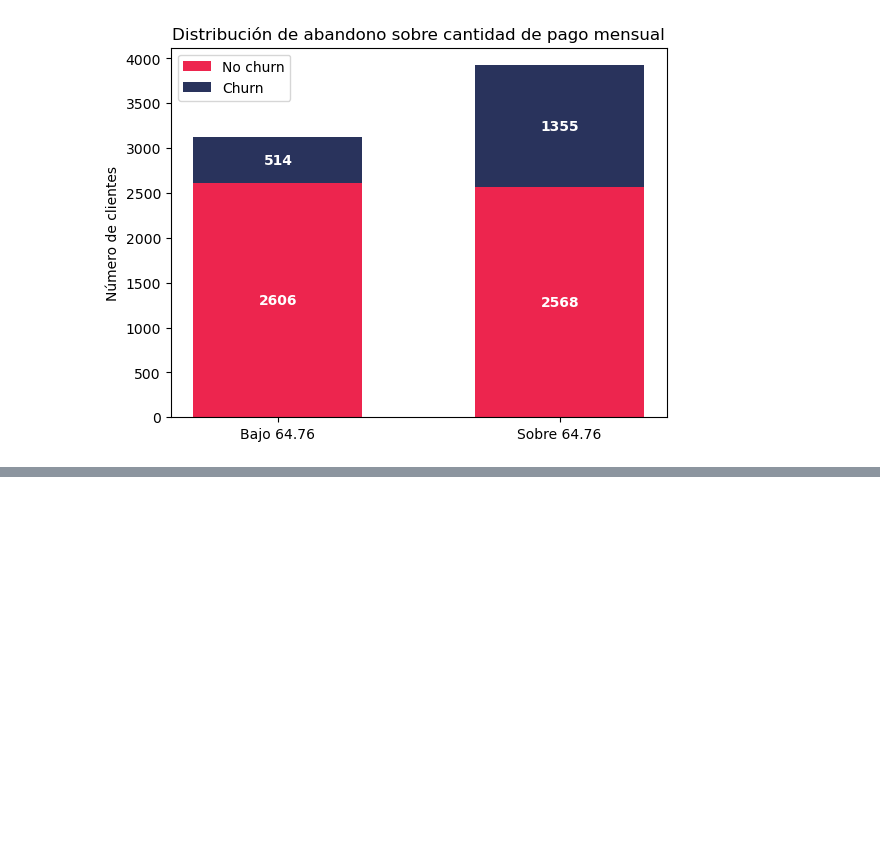
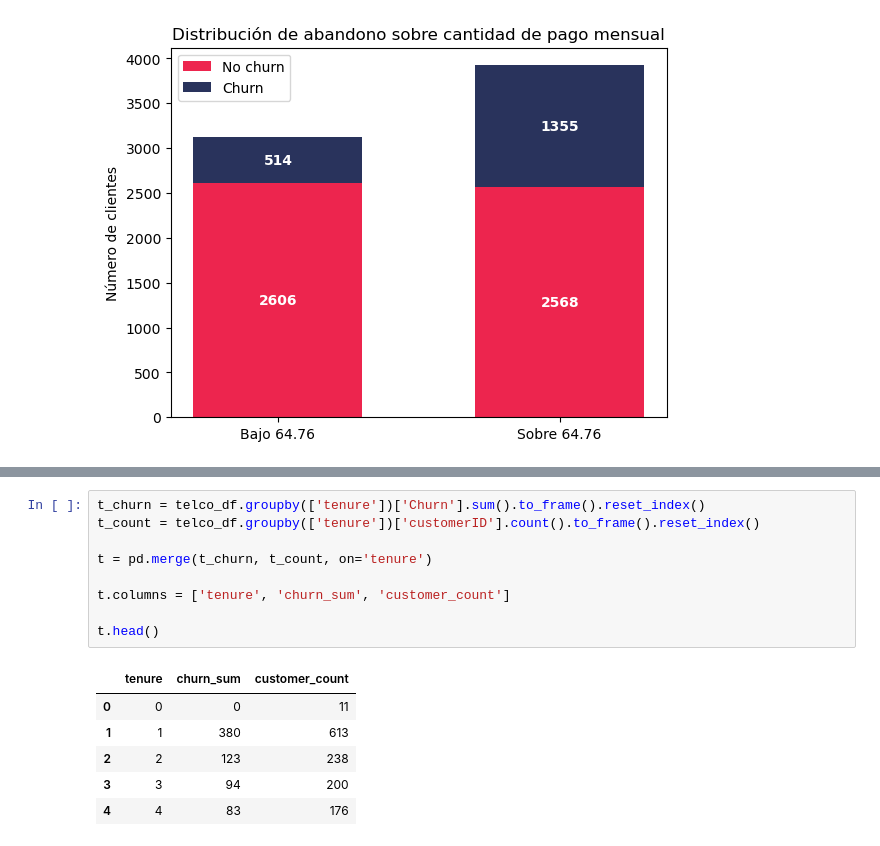
Before and after one commit to Jaumeesoleer/telco-churn-prediction, a Jupyter notebook: notebooks/EDA.ipynb, the cells around one changed output, grey strips where cells are left out. Cells and saved outputs as stored; diff of their text form; blank space fills up the shorter version.

```diff
--- a/notebooks/EDA.ipynb
+++ b/notebooks/EDA.ipynb
@@ -279,0 +336,16 @@ plt.show()
+# %%
+t_churn = telco_df.groupby(['tenure'])['Churn'].sum().to_frame().reset_index()
+t_count = telco_df.groupby(['tenure'])['customerID'].count().to_frame().reset_index()
+
+t = pd.merge(t_churn, t_count, on='tenure')
+
+t.columns = ['tenure', 'churn_sum', 'customer_count']
+
+t.head()
+# %% [output]
+|  | tenure | churn_sum | customer_count |
+| 0 | 0 | 0 | 11 |
+| 1 | 1 | 380 | 613 |
+| 2 | 2 | 123 | 238 |
+| 3 | 3 | 94 | 200 |
+| 4 | 4 | 83 | 176 |
```
Also changed, not shown: parts of 6 cells of this notebook.
